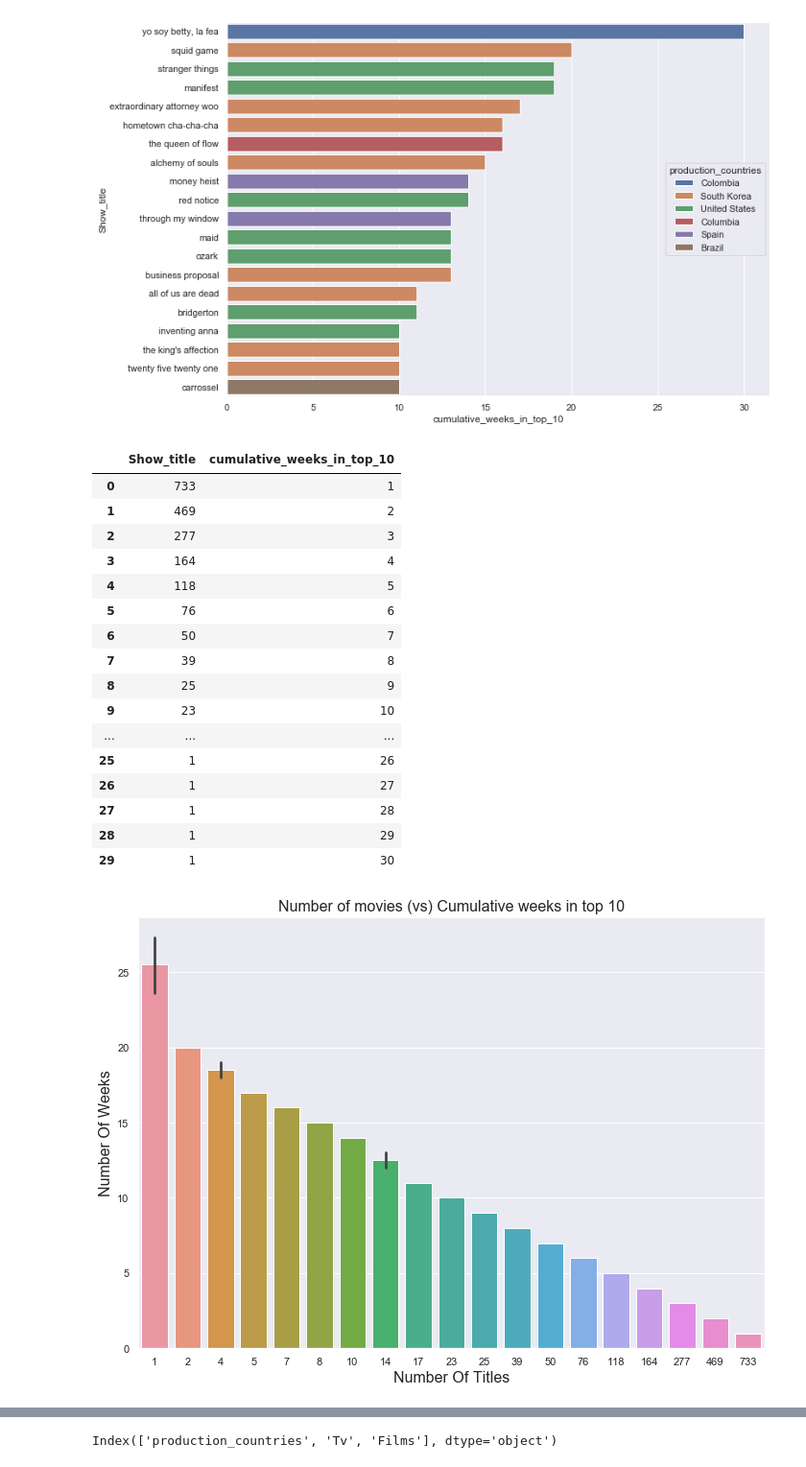
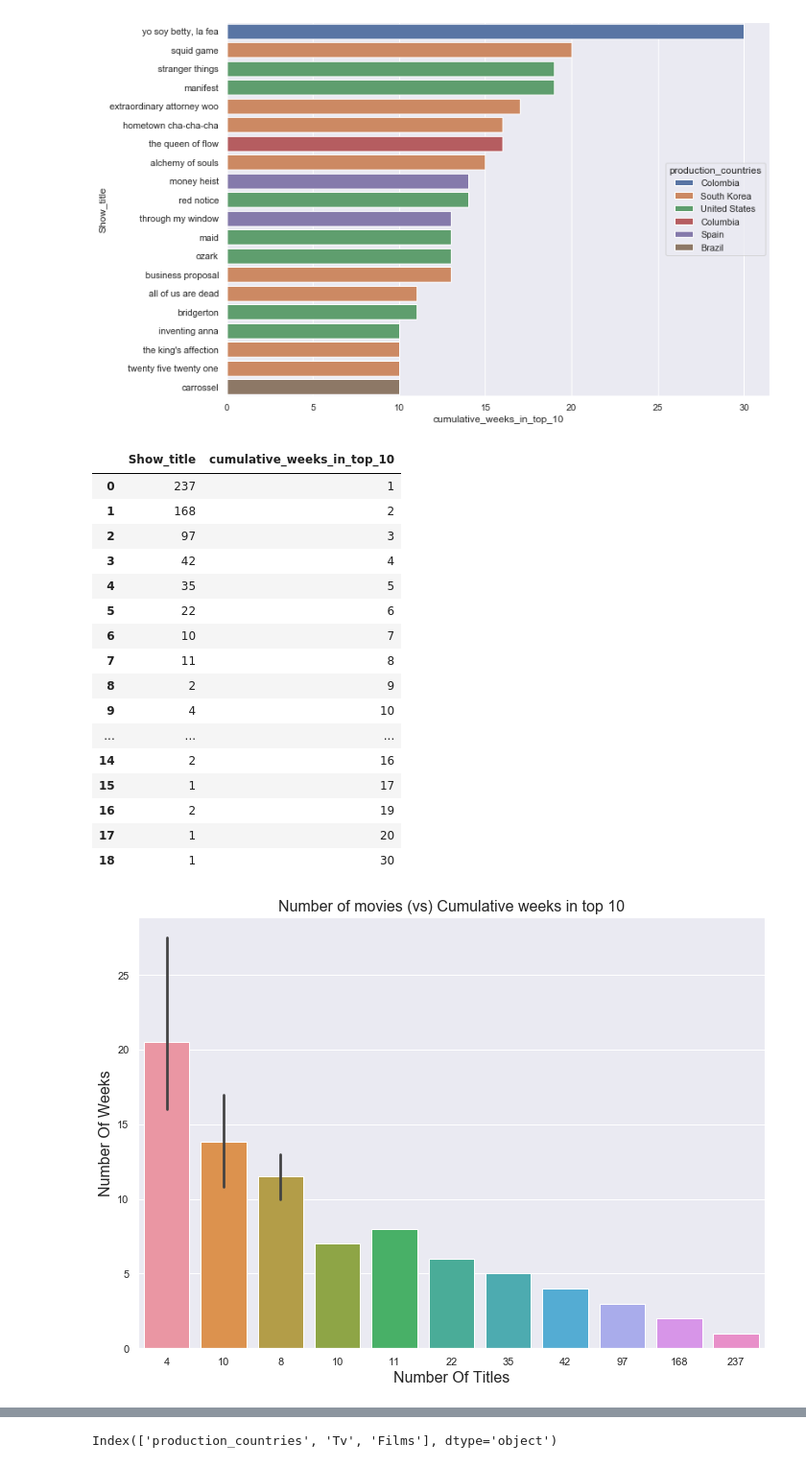
Before and after one commit to EdithLotterman/Project-1-Team-8, a Jupyter notebook: netflix_project.ipynb, the cells around one changed output, grey strips where cells are left out. Shown at 96% size. Drawn from its saved outputs; the diff is of its cells as text; code cells hidden in the pictures.

```diff
--- a/netflix_project.ipynb
+++ b/netflix_project.ipynb
@@ -298,40 +294,43 @@ sns.move_legend(plot, "center right")
 [figure]
 # %%
 # Netflix hits don't stay popular for long
-popularity_fading = netflix_df.groupby("cumulative_weeks_in_top_10").count().sort_values(by="cumulative_weeks_in_top_10").reset_index()
+weeks_in_top10 = netflix_df.groupby("Show_title").max().sort_values(by="cumulative_weeks_in_top_10",ascending=False).reset_index()
+popularity_fading = weeks_in_top10.groupby("cumulative_weeks_in_top_10").count().sort_values(by="cumulative_weeks_in_top_10").reset_index()
 popularity_fading = popularity_fading[["Show_title","cumulative_weeks_in_top_10"]]
 popularity_fading
 # %% [output]
 |  | Show_title | cumulative_weeks_in_top_10 |
-| 0 | 733 | 1 |
-| 1 | 469 | 2 |
-| 2 | 277 | 3 |
-| 3 | 164 | 4 |
-| 4 | 118 | 5 |
-| 5 | 76 | 6 |
-| 6 | 50 | 7 |
-| 7 | 39 | 8 |
-| 8 | 25 | 9 |
-| 9 | 23 | 10 |
+| 0 | 237 | 1 |
+| 1 | 168 | 2 |
+| 2 | 97 | 3 |
+| 3 | 42 | 4 |
+| 4 | 35 | 5 |
+| 5 | 22 | 6 |
+| 6 | 10 | 7 |
+| 7 | 11 | 8 |
+| 8 | 2 | 9 |
+| 9 | 4 | 10 |
 | ... | ... | ... |
-| 25 | 1 | 26 |
-| 26 | 1 | 27 |
-| 27 | 1 | 28 |
-| 28 | 1 | 29 |
-| 29 | 1 | 30 |
+| 14 | 2 | 16 |
+| 15 | 1 | 17 |
+| 16 | 2 | 19 |
+| 17 | 1 | 20 |
+| 18 | 1 | 30 |
 # %%
 # Netflix hits don't stay popular for long
-popularity_fading = netflix_df.groupby("cumulative_weeks_in_top_10").count().sort_values(by="cumulative_weeks_in_top_10").reset_index()
+
+popularity_fading = weeks_in_top10.groupby("cumulative_weeks_in_top_10").count().sort_values(by="cumulative_weeks_in_top_10").reset_index()
 popularity_fading = popularity_fading[["Show_title","cumulative_weeks_in_top_10"]]
+# avg_weeks = popularity_fading.groupby("Show_title").mean().reset_index()
+# avg_weeks
 # Bar graph to show how many movies stayed in top for long
 sns.set(rc={'figure.figsize':(11.7,8.27)})
 ax= sns.barplot(data=popularity_fading, y= "cumulative_weeks_in_top_10", x ="Show_title")
-#ax.set(xlabel='Number Of Titles', ylabel='Number Of Weeks',title="Number of movies (vs) Cumulative weeks in top 10")
+ax.set_xticklabels([4,10,8,10,11,22,35,42,97,168,237])
+#ax.set(xlabel='Number Of Titles', ylabel='Average Number Of Weeks',title="Number of movies (vs) Cumulative weeks in top 10")
 plt.xlabel('Number Of Titles', fontsize=16)
 plt.ylabel("Number Of Weeks",fontsize=16)
 plt.title("Number of movies (vs) Cumulative weeks in top 10",fontsize=16)
 plt.show()
-for index, row in popularity_fading.iterrows():
-    ax.text(row.name, row.cumulative_weeks_in_top_10, round(row.cumulative_weeks_in_top_10, 2), color='black', ha="center")
 # %% [output]
-[figure, old version]
+[figure, new version]
```
Also changed, not shown: parts of 8 cells of this notebook.
